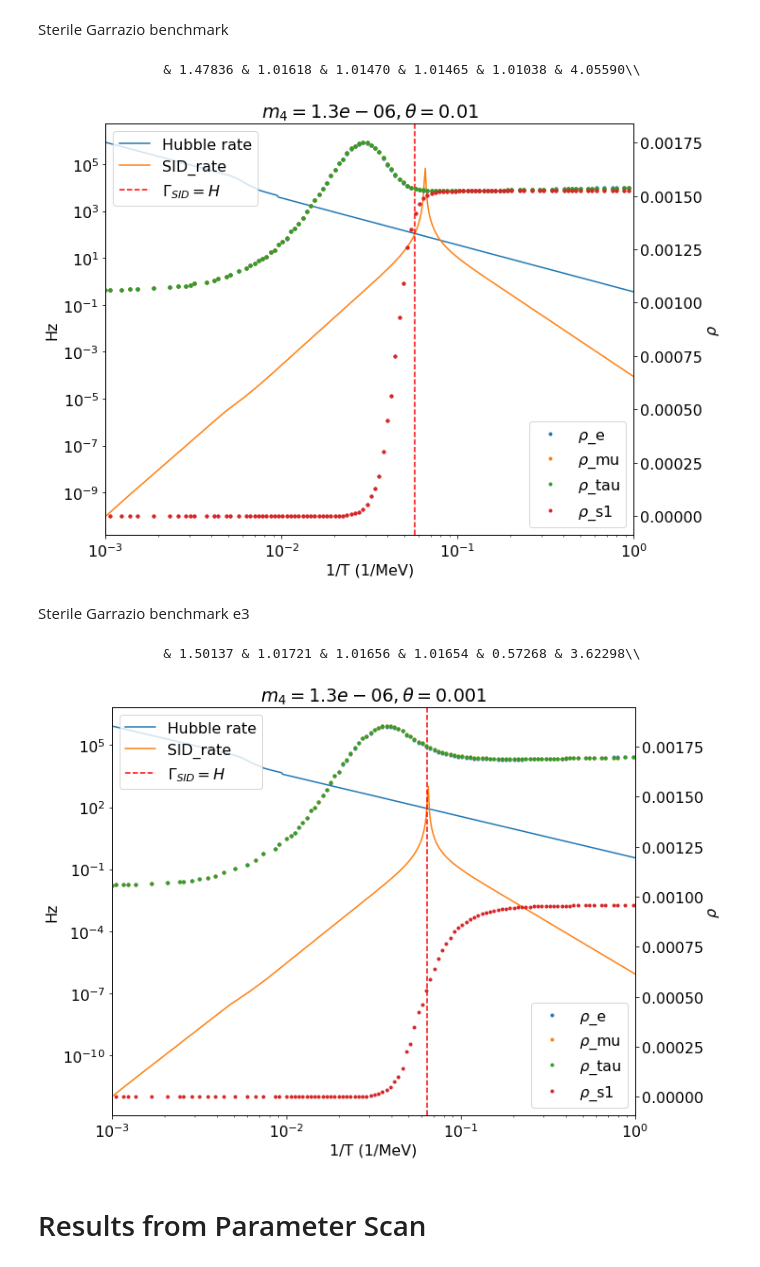
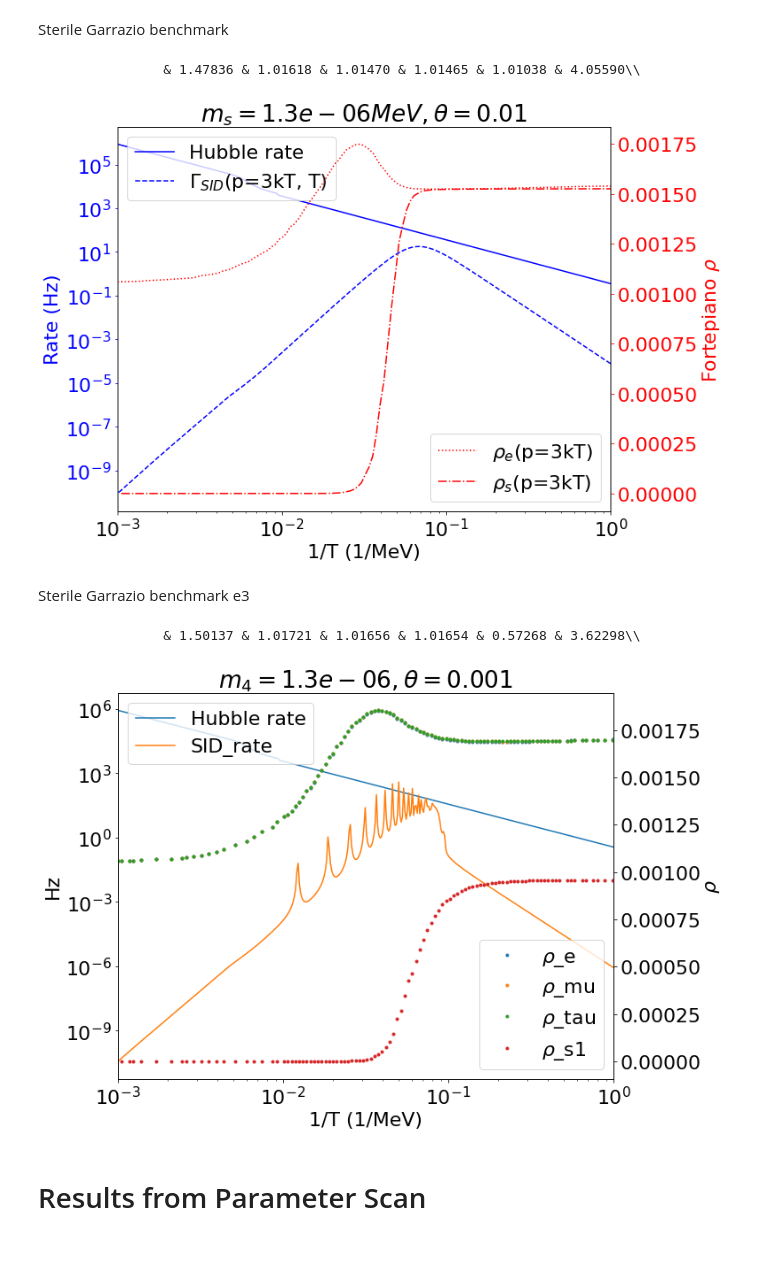
Before and after one commit to JakeSpisak/Sterile-Neutrinos, a Jupyter notebook: analysis.ipynb, the cells around one changed output. Saved outputs shown, nothing was run; the diff lists cells and outputs as text; code cells hidden in the pictures.

```diff
--- a/analysis.ipynb
+++ b/analysis.ipynb
@@ -143,50 +375,57 @@ Sterile Garrazio benchmark
 # %%
 from python.fortepianoOutput import FortEPiaNORun
 
 # Model parameters
 params={
 "m4": 1.3*10**-6, #MeV
-"theta": 0.01,
+"theta": 0.01
 }
 
 # Analytic results
-T = np.logspace(0, 3, 500)
-sid = SID_rate(T, params["theta"], params["m4"], 'electron', antineutrino=False)
+T = np.logspace(0, 3, 400)
+sid = ec.SID_rate(ec.avg_p(T), T, params["theta"], params["m4"], 'electron')
 
-thermalized, T_thermal, T_freezeout = thermalization_history(10**3, 1, params["theta"], params["m4"], 'electron', antineutrino=False, num_T=1000)
+#thermalized, T_thermal, T_freezeout = ec.thermalization_history(10**3, 1, params["theta"], params["m4"], 'electron', antineutrino=False, num_T=1000)
 
 fig, ax1 = plt.subplots(figsize=(10,8))
 ax2 = ax1.twinx()
-ax1.loglog(1/T, Hubble_rate(T)*MeVtoHz, label='Hubble rate')
-ax1.loglog(1/T, sid*MeVtoHz, label="SID_rate")
+ax1.loglog(1/T, ec.Hubble_rate(T)*MeVtoHz, label='Hubble rate', c='b')
+ax1.loglog(1/T, sid*MeVtoHz, label=r"$\Gamma_{SID}$(p=3kT, T)", c='b', ls='--')
 #ax1.axvline(1/Tmax(params["m4"]), c='r', ls='--', label="Production peak")
-if thermalized:
-    ax1.axvline(1/T_thermal, c='r', ls='--', label=r"$\Gamma_{SID} = H$")
-ax1.set_ylabel("Hz")
+# if thermalized:
+#     ax1.axvline(1/T_thermal, c='r', ls='--', label=r"$\Gamma_{SID} = H$")
+ax1.set_ylabel("Rate (Hz)")
 ax1.set_xlabel("1/T (1/MeV)")
 ax1.legend(loc=2)
+ax1.yaxis.label.set_color('b')
+ax1.tick_params(axis='y', colors='b')
 
 # Fortepiano results
-yref = 7 # p=2.86kT according to fd.dat
+yref =7 # p=2.86kT according to fd.dat
 fp_run = FortEPiaNORun("output/sterile_Garrazio_benchmark/", nnu=4, deltas=False,plots=False)
 flavs = ['e', 'mu', 'tau', 's1']
-for i, flav in zip(range(4), flavs):
-    if i == 4:
-        rho_ij = np.zeros(len(x))
-    else:
+labels = [r"$\rho_e$(p=3kT)", r"$\rho_\mu$(p=3kT)", r"$\rho_\tau$(p=3kT)", r"$\rho_s$(p=3kT)"]
+lines = ["dotted", "dotted", "dotted", "dashdot"]
+for i, flav, label, ls in zip(range(4), flavs, labels, lines):
+    if flav not in ['mu', 'tau']:
         x, rho_ij = FortEPiaNORun.interpolateRhoIJ(fp_run, i, i, yref, mass=False)
-    ax2.semilogx(x, rho_ij, '.', label=r"$\rho$_{}".format(flav))
-ax2.set_ylabel(r"$\rho$")
+        rho_ij = [r for _, r in sorted(zip(x, rho_ij))]
+        x = sorted(x)
+        ax2.semilogx(x, rho_ij, c='r', ls=ls, label=label)
+ax2.set_ylabel(r"Fortepiano $\rho$")
 ax2.legend(loc=4)
+ax2.yaxis.label.set_color('r')
+ax2.tick_params(axis='y', colors='r')
 plt.xlim(10**-3, 1)
-plt.title(r"$m_4={}, \theta={}$".format(params['m4'], params['theta']))
+plt.title(r"$m_s={} MeV, \theta={}$".format(params['m4'], params['theta']))
 plt.show()
 # %% [output]
                 & 1.47836 & 1.01618 & 1.01470 & 1.01465 & 1.01038 & 4.05590\\
-[figure, old version]
+[figure, new version]
 # %% [markdown]
 Sterile Garrazio benchmark e3
 # %%
+# Model parameters
 # Model parameters
 params={
 "m4": 1.3*10**-6, #MeV
@@ -194,18 +433,18 @@ params={
 }
 
 # Analytic results
-T = np.logspace(0, 3, 500)
-sid = SID_rate(T, params["theta"], params["m4"], 'electron', antineutrino=False)
+T = np.logspace(0, 3, 400)
+sid = ec.SID_rate_integrated(T, params["theta"], params["m4"], 'electron')
 
-thermalized, T_thermal, T_freezeout = thermalization_history(10**3, 1, params["theta"], params["m4"], 'electron', antineutrino=False, num_T=1000)
+#thermalized, T_thermal, T_freezeout = ec.thermalization_history(10**3, 1, params["theta"], params["m4"], 'electron', antineutrino=False, num_T=1000)
 
 fig, ax1 = plt.subplots(figsize=(10,8))
 ax2 = ax1.twinx()
-ax1.loglog(1/T, Hubble_rate(T)*MeVtoHz, label='Hubble rate')
+ax1.loglog(1/T, ec.Hubble_rate(T)*MeVtoHz, label='Hubble rate')
 ax1.loglog(1/T, sid*MeVtoHz, label="SID_rate")
 #ax1.axvline(1/Tmax(params["m4"]), c='r', ls='--', label="Production peak")
-if thermalized:
-    ax1.axvline(1/T_thermal, c='r', ls='--', label=r"$\Gamma_{SID} = H$")
+# if thermalized:
+#     ax1.axvline(1/T_thermal, c='r', ls='--', label=r"$\Gamma_{SID} = H$")
 ax1.set_ylabel("Hz")
 ax1.set_xlabel("1/T (1/MeV)")
 ax1.legend(loc=2)
@@ -227,7 +466,7 @@ plt.title(r"$m_4={}, \theta={}$".format(params['m4'], params['theta']))
 plt.show()
 # %% [output]
                 & 1.50137 & 1.01721 & 1.01656 & 1.01654 & 0.57268 & 3.62298\\
-[figure, old version]
+[figure, new version]
 # %% [markdown]
 # Results from Parameter Scan
 # %%
```
Also changed, not shown: parts of 43 cells of this notebook, 2 other files.
